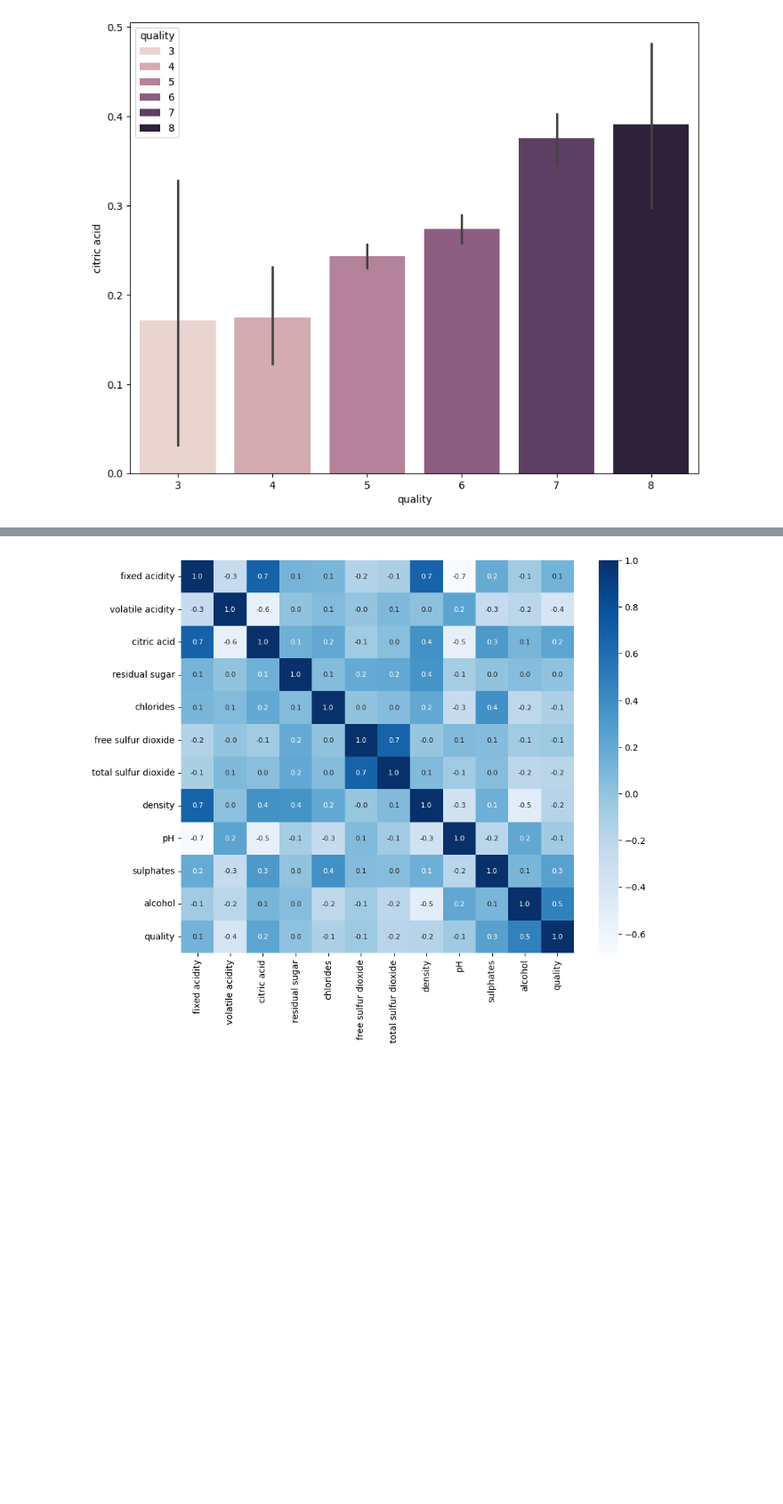
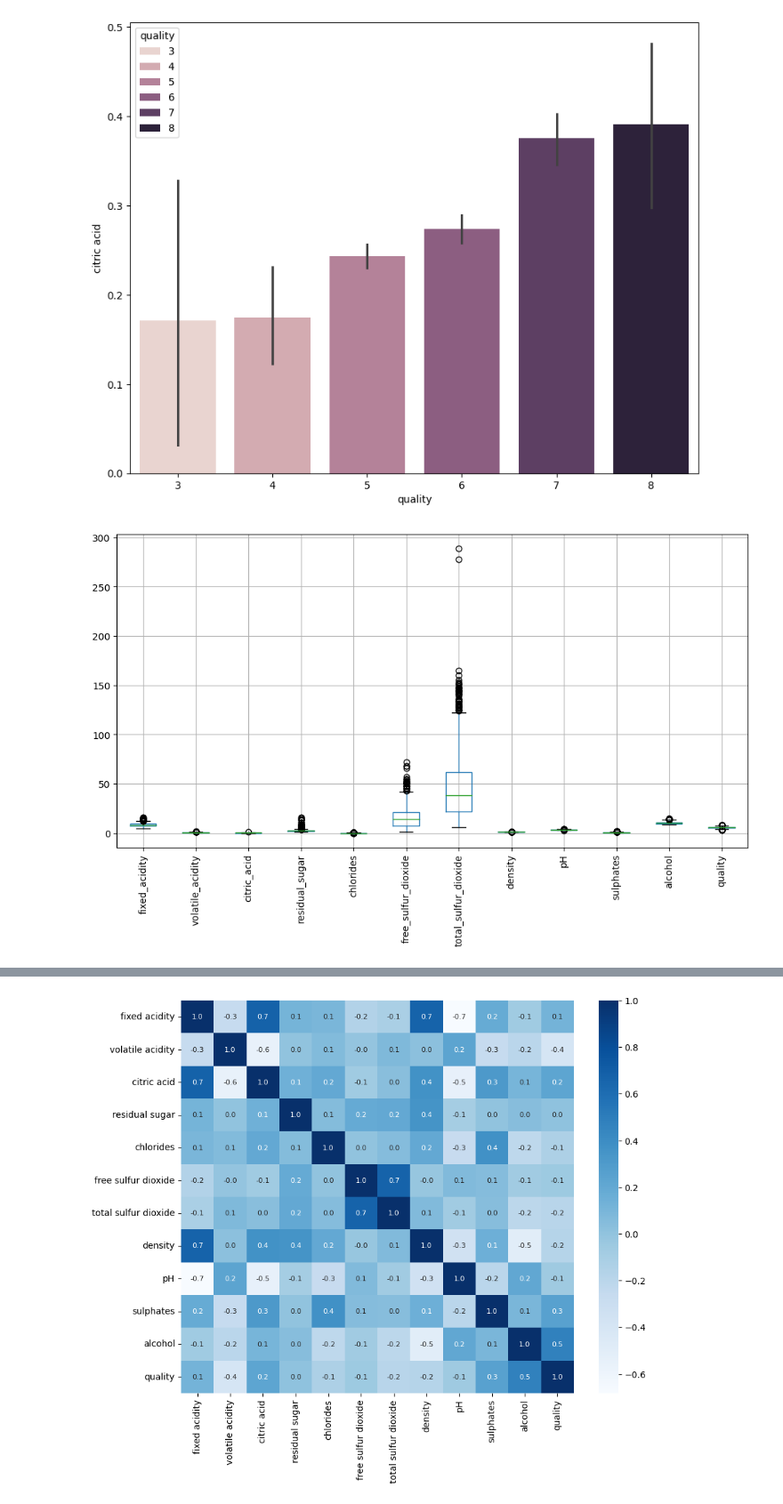
Before and after one commit to Aifedayo/Random-Forest-Red-and-White-Wine-Quality, a Jupyter notebook: src/notebook/red_and_white_wine_qa.ipynb, the cells around one changed output, grey strips where cells are left out. Shown at 89% size. Saved outputs shown, nothing was run; the diff lists cells and outputs as text; code cells hidden in the pictures; blank space fills up the shorter version.

```diff
--- a/src/notebook/red_and_white_wine_qa.ipynb
+++ b/src/notebook/red_and_white_wine_qa.ipynb
@@ -91,3 +93,13 @@ plot = plt.figure(figsize=(10, 8))
 sns.barplot(x='quality', y='citric acid', data=wine_df, hue='quality');
 # %% [output]
 [figure]
+# %%
+#Create a boc plot to visualize outliers in the numerical cols
+numerical_data = wine_df.select_dtypes(exclude=object)
+numerical_data
+cols = [col for col in numerical_data]
+numerical_data.boxplot(figsize=(12,6), column=cols)
+plt.xticks(rotation=90)
+plt.show();
+# %% [output]
+[figure, added]
```
Also changed, not shown: parts of 14 cells of this notebook.
